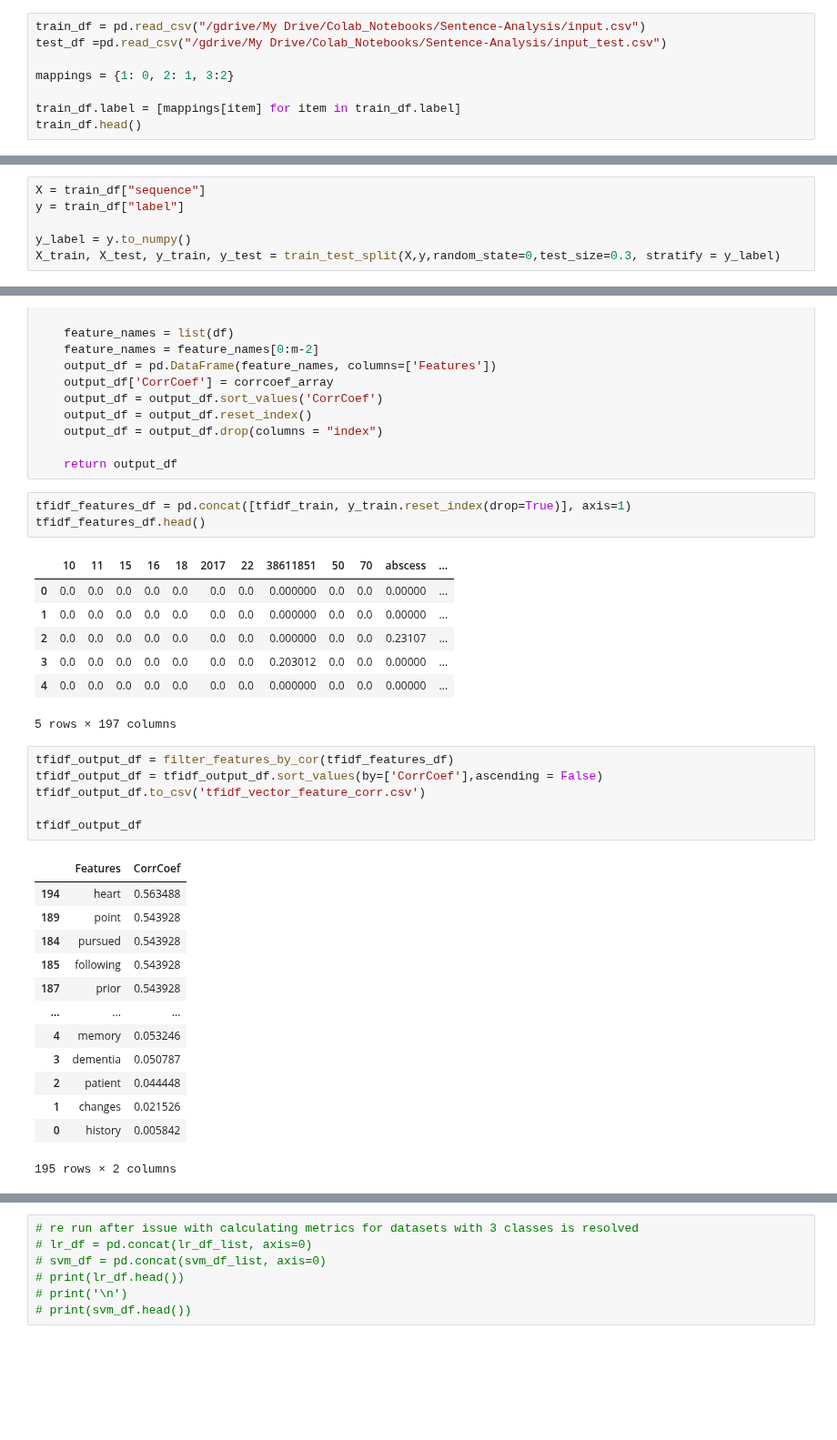
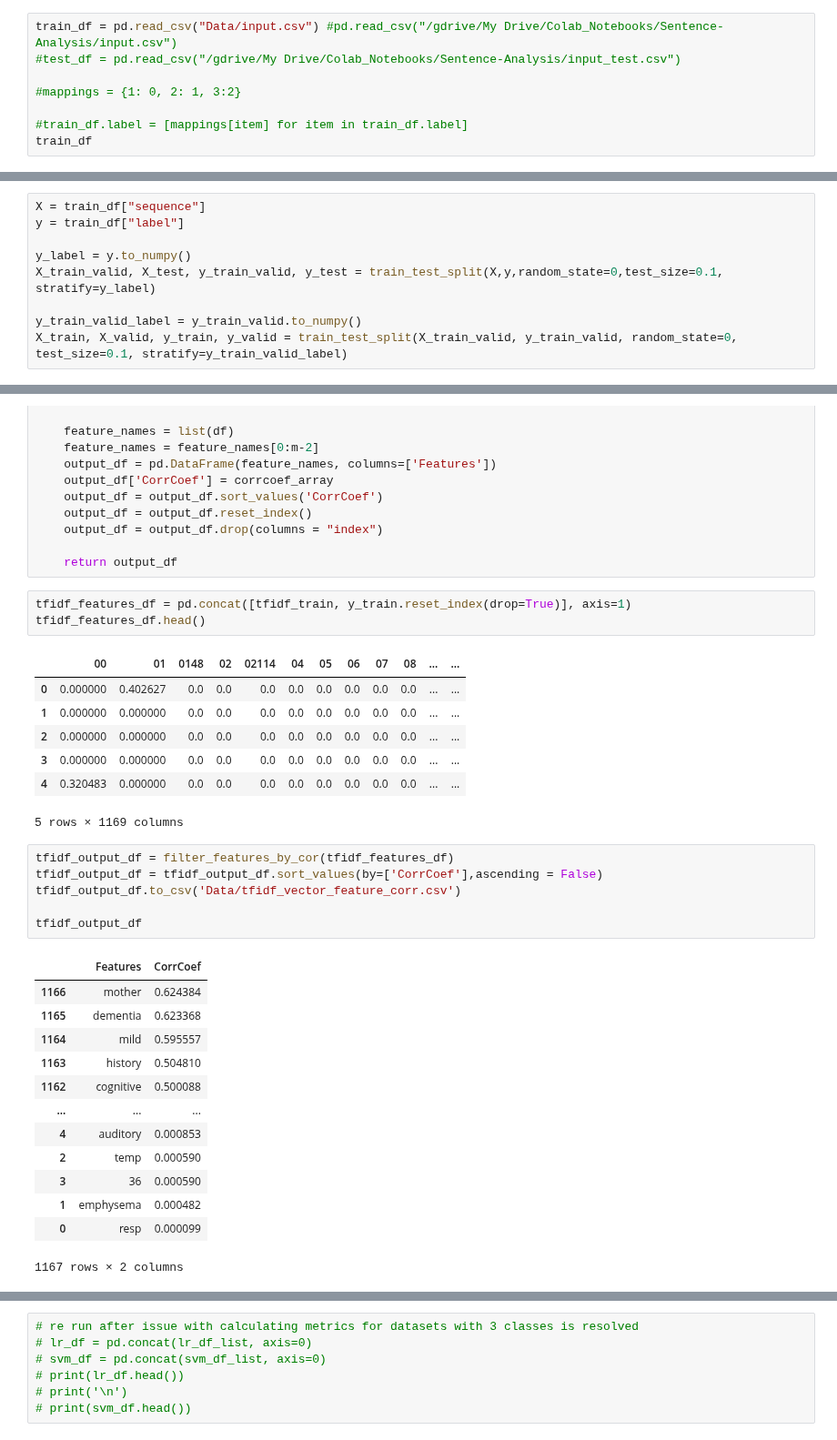
Before and after one commit to anaconda121/NeuraHealth, a Jupyter notebook: Modeling/Logistic_Regression_SVM_with_TFIDF.ipynb, the cells around one changed output, grey strips where cells are left out. Shown at 91% size. Drawn from its saved outputs; the diff is of its cells as text; blank space fills up the shorter version.

```diff
--- a/Modeling/Logistic_Regression_SVM_with_TFIDF.ipynb
+++ b/Modeling/Logistic_Regression_SVM_with_TFIDF.ipynb
@@ -47,13 +48,13 @@ import time
 import warnings
 warnings.filterwarnings('ignore')
 # %%
-train_df = pd.read_csv("/gdrive/My Drive/Colab_Notebooks/Sentence-Analysis/input.csv")
-test_df =pd.read_csv("/gdrive/My Drive/Colab_Notebooks/Sentence-Analysis/input_test.csv")
+train_df = pd.read_csv("Data/input.csv") #pd.read_csv("/gdrive/My Drive/Colab_Notebooks/Sentence-Analysis/input.csv")
+#test_df = pd.read_csv("/gdrive/My Drive/Colab_Notebooks/Sentence-Analysis/input_test.csv")
 
-mappings = {1: 0, 2: 1, 3:2}
+#mappings = {1: 0, 2: 1, 3:2}
 
-train_df.label = [mappings[item] for item in train_df.label]
-train_df.head()
+#train_df.label = [mappings[item] for item in train_df.label]
+train_df
 # %% [output]
 |  | Unnamed: 0 | patient_id | sequence | label |
 | 0 | 0 | Z8399761 | (unclear history), venous insuffi... | 2 |
@@ -66,7 +74,10 @@ X = train_df["sequence"]
 y = train_df["label"]
 
 y_label = y.to_numpy()
-X_train, X_test, y_train, y_test = train_test_split(X,y,random_state=0,test_size=0.3, stratify = y_label)
+X_train_valid, X_test, y_train_valid, y_test = train_test_split(X,y,random_state=0,test_size=0.1, stratify=y_label)
+
+y_train_valid_label = y_train_valid.to_numpy()
+X_train, X_valid, y_train, y_valid = train_test_split(X_train_valid, y_train_valid, random_state=0, test_size=0.1, stratify=y_train_valid_label)
 # %%
 # Initialize a CountVectorizer object: count_vectorizer
 count_vectorizer = CountVectorizer(stop_words="english",analyzer='word')
@@ -137,33 +150,33 @@ def filter_features_by_cor(df):
 tfidf_features_df = pd.concat([tfidf_train, y_train.reset_index(drop=True)], axis=1)
 tfidf_features_df.head()
 # %% [output]
-|  | 10 | 11 | 15 | 16 | 18 | 2017 | 22 | 38611851 | 50 | 70 | abscess | ... |
-| 0 | 0.0 | 0.0 | 0.0 | 0.0 | 0.0 | 0.0 | 0.0 | 0.000000 | 0.0 | 0.0 | 0.00000 | ... |
-| 1 | 0.0 | 0.0 | 0.0 | 0.0 | 0.0 | 0.0 | 0.0 | 0.000000 | 0.0 | 0.0 | 0.00000 | ... |
-| 2 | 0.0 | 0.0 | 0.0 | 0.0 | 0.0 | 0.0 | 0.0 | 0.000000 | 0.0 | 0.0 | 0.23107 | ... |
-| 3 | 0.0 | 0.0 | 0.0 | 0.0 | 0.0 | 0.0 | 0.0 | 0.203012 | 0.0 | 0.0 | 0.00000 | ... |
-| 4 | 0.0 | 0.0 | 0.0 | 0.0 | 0.0 | 0.0 | 0.0 | 0.000000 | 0.0 | 0.0 | 0.00000 | ... |
+|  | 00 | 01 | 0148 | 02 | 02114 | 04 | 05 | 06 | 07 | 08 | ... | ... |
+| 0 | 0.000000 | 0.402627 | 0.0 | 0.0 | 0.0 | 0.0 | 0.0 | 0.0 | 0.0 | 0.0 | ... | ... |
+| 1 | 0.000000 | 0.000000 | 0.0 | 0.0 | 0.0 | 0.0 | 0.0 | 0.0 | 0.0 | 0.0 | ... | ... |
+| 2 | 0.000000 | 0.000000 | 0.0 | 0.0 | 0.0 | 0.0 | 0.0 | 0.0 | 0.0 | 0.0 | ... | ... |
+| 3 | 0.000000 | 0.000000 | 0.0 | 0.0 | 0.0 | 0.0 | 0.0 | 0.0 | 0.0 | 0.0 | ... | ... |
+| 4 | 0.320483 | 0.000000 | 0.0 | 0.0 | 0.0 | 0.0 | 0.0 | 0.0 | 0.0 | 0.0 | ... | ... |
-5 rows × 197 columns
+5 rows × 1169 columns
 # %%
 tfidf_output_df = filter_features_by_cor(tfidf_features_df)
 tfidf_output_df = tfidf_output_df.sort_values(by=['CorrCoef'],ascending = False)
-tfidf_output_df.to_csv('tfidf_vector_feature_corr.csv')
+tfidf_output_df.to_csv('Data/tfidf_vector_feature_corr.csv')
 
 tfidf_output_df
 # %% [output]
 |  | Features | CorrCoef |
-| 194 | heart | 0.563488 |
-| 189 | point | 0.543928 |
-| 184 | pursued | 0.543928 |
-| 185 | following | 0.543928 |
-| 187 | prior | 0.543928 |
+| 1166 | mother | 0.624384 |
+| 1165 | dementia | 0.623368 |
+| 1164 | mild | 0.595557 |
+| 1163 | history | 0.504810 |
+| 1162 | cognitive | 0.500088 |
 | ... | ... | ... |
-| 4 | memory | 0.053246 |
-| 3 | dementia | 0.050787 |
-| 2 | patient | 0.044448 |
-| 1 | changes | 0.021526 |
-| 0 | history | 0.005842 |
+| 4 | auditory | 0.000853 |
+| 2 | temp | 0.000590 |
+| 3 | 36 | 0.000590 |
+| 1 | emphysema | 0.000482 |
+| 0 | resp | 0.000099 |
-195 rows × 2 columns
+1167 rows × 2 columns
 # %%
 lr_df_list  = []
 svm_df_list = []
```
Also changed, not shown: parts of 9 cells of this notebook, 2 other files.
